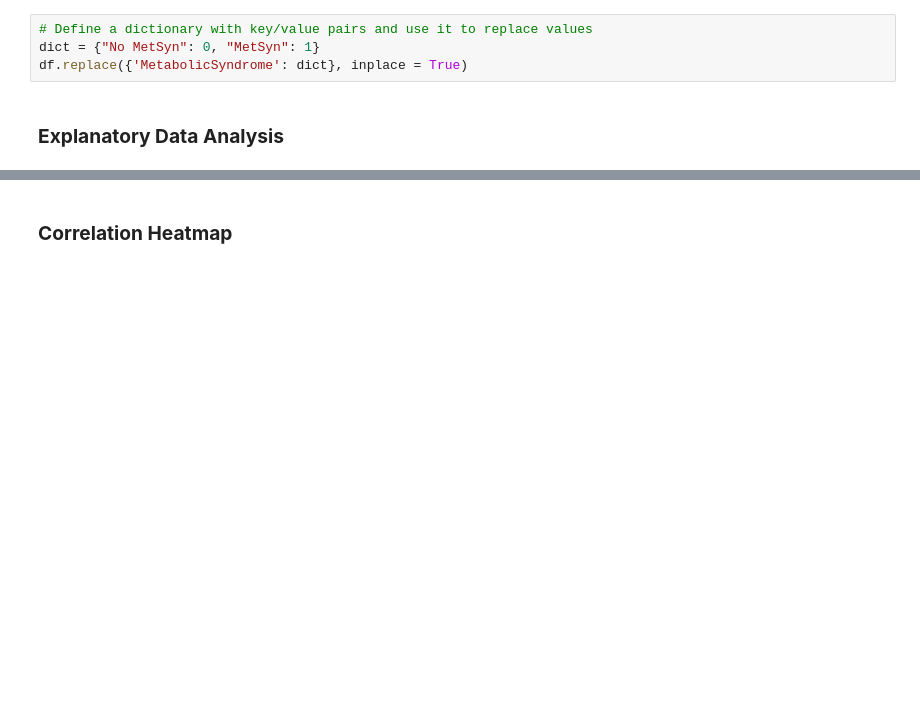
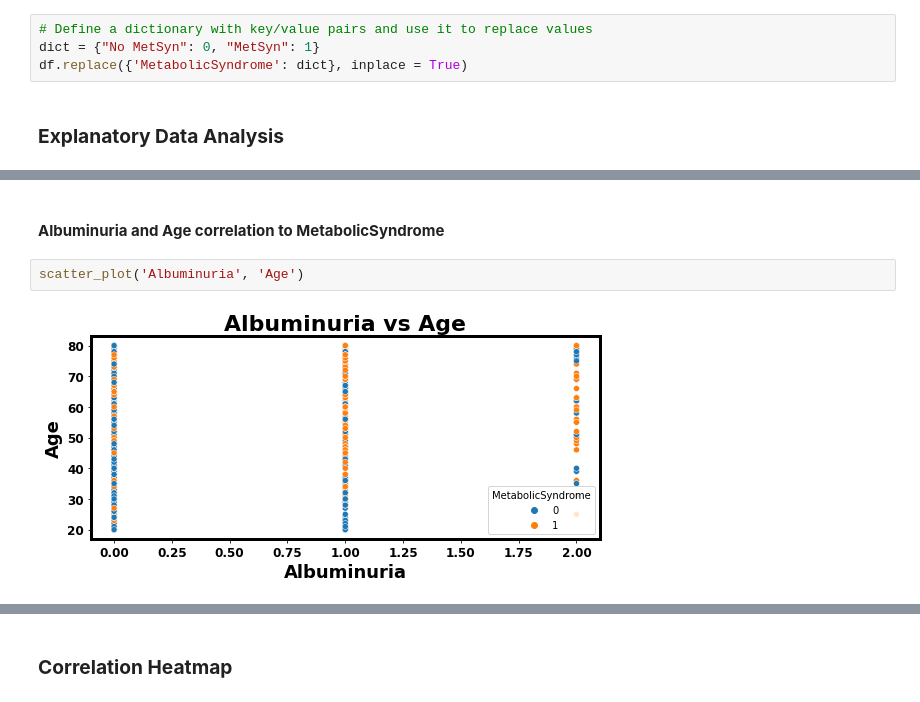
Before and after one commit to YBilodeau/Metabolic-Syndrome-Prediction-Project, a Jupyter notebook: Prediction_of_Metabolic_Syndrome_Using_Machine_Learning.ipynb, the cells around one changed output, grey strips where cells are left out. Cells and saved outputs as stored; diff of their text form; blank space fills up the shorter version.

```diff
--- a/Prediction_of_Metabolic_Syndrome_Using_Machine_Learning.ipynb
+++ b/Prediction_of_Metabolic_Syndrome_Using_Machine_Learning.ipynb
@@ -1315,0 +1290,6 @@ sns.scatterplot(x="Sex", y="Age", hue="MetabolicSyndrome", data=df);
+# %% [markdown]
+#### **Albuminuria and Age correlation to MetabolicSyndrome**
+# %%
+scatter_plot('Albuminuria', 'Age')
+# %% [output]
+[figure, added]
```
Also changed, not shown: parts of 31 cells of this notebook.
